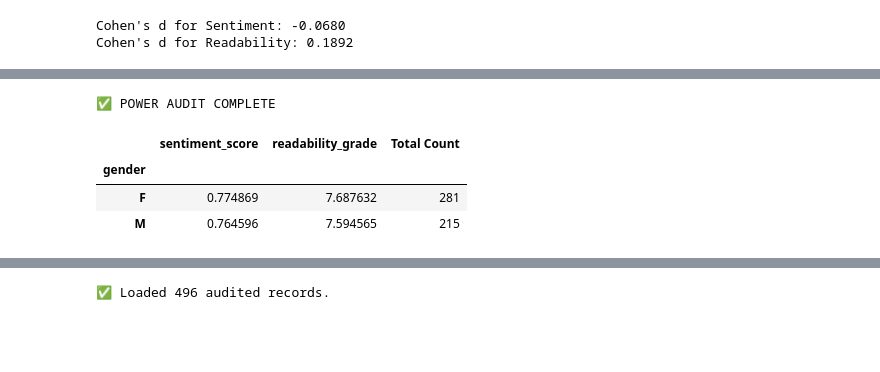
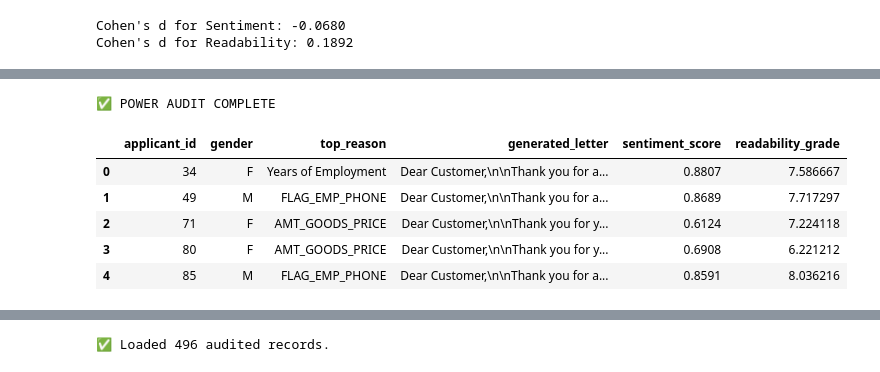
Before and after one commit to hemajuluri/Ethical-and-fairness, a Jupyter notebook: 03_Transition_Layer.ipynb, the cells around one changed output, grey strips where cells are left out. Cells and saved outputs as stored; diff of their text form; code cells hidden in the pictures; blank space fills up the shorter version.

```diff
--- a/03_Transition_Layer.ipynb
+++ b/03_Transition_Layer.ipynb
@@ -218,10 +297,16 @@ print(f"📊 Average Readability Grade Level: {df_results['readability_grade'].m
 # %%
-def hallucination_check(row):
-    # Simple check: Does the keyword of the reason appear in the letter?
-    keyword = str(row['reason_1']).split('_')[-1].lower()
-    return keyword in row['llm_explanation'].lower()
+def hallucination_check(letter, reason):
+    """
+    Simple check: Does the keyword of the reason appear in the letter?
+    """
+    keyword = str(reason).split('_')[-1].lower()
+    return keyword in str(letter).lower()
 
-df_results['passed_hallucination_check'] = df_results.apply(hallucination_check, axis=1)
+# Update existing results for current session display
+if 'llm_explanation' in df_results.columns:
+    df_results['passed_hallucination_check'] = df_results.apply(
+        lambda x: hallucination_check(x['llm_explanation'], x['reason_1']), axis=1
+    )
 
 # Save the final artifact for Phase 7 (Fairness Audit)
 output_path = '/content/drive/MyDrive/Thesis/src/artifacts/final_genai_explanations.csv'
@@ -410,65 +465,65 @@ import pandas as pd
 from tqdm import tqdm
 import os
 import time
+import ollama
 
 # --- 1. CONFIGURATION ---
 sample_size = 7000
-output_file = 'thesis_final_audit_7k.csv'
+output_file = '/content/drive/MyDrive/Thesis/src/artifacts/Final_7k_run/thesis_final_audit_7k.csv'
+data_path = '/content/drive/MyDrive/Thesis/src/artifacts/shap_attribution_store.csv'
 
-# Select only denied applications
-# The dataframe 'df' is assumed to already contain the denied applications for which SHAP values were generated.
-# Therefore, the filtering by a 'TARGET' column is not needed.
-# If a 'TARGET' column is intended to exist, please ensure it's loaded with the dataframe.
-# For now, we will use 'df' directly or a sample of it.
+# Ensure output directory exists
+os.makedirs(os.path.dirname(output_file), exist_ok=True)
 
-if len(df) > sample_size:
-    df_audit_sample = df.sample(n=sample_size, random_state=42)
-else:
-    df_audit_sample = df
+df_source = pd.read_csv(data_path)
+df_audit_sample = df_source.sample(n=min(len(df_source), sample_size), random_state=42)
 
-# --- 2. RECOVERY LOGIC (Check for existing progress) ---
+# --- 2. RECOVERY LOGIC ---
 if os.path.exists(output_file):
     df_existing = pd.read_csv(output_file)
-    processed_ids = set(df_existing['applicant_id'])
+    processed_ids = set(df_existing['applicant_id'].unique())
     results = df_existing.to_dict('records')
-    print(f"🔄 Resuming: {len(results)} rows already processed. Picking up where we left off...")
+    print(f"🔄 Resuming: {len(results)} rows already processed.")
 else:
     processed_ids = set()
     results = []
 
-# --- 3. MAIN POWER RUN ---
-print(f"🚀 Starting 7,000-Row Power Audit for Dissertation...")
+# --- 3. MAIN INFERENCE LOOP ---
+print(f"🚀 Starting 7,000-Row Power Audit (Mistral-7B)... ")
 
-# We use tqdm for a visual progress bar
 for index, row in tqdm(df_audit_sample.iterrows(), total=len(df_audit_sample)):
-
-    # Skip if ID was already processed in a previous run
     if row['applicant_id'] in processed_ids:
         continue
 
     try:
-        # Step A: Data Preparation
-        # Assuming 'reason_1' and 'clean_value_1' are the relevant columns after previous processing
-        reason = row['reason_1']
-        value = row['clean_value_1']
+        # Unpack modular prompt logic
+        system_instr, user_pld = generate_letter(row['reason_1'], row['clean_value_1'])
 
-        # Step B: LLM Generation (Mistral-7B via Ollama)
-        letter = generate_letter(reason, value)
+        # EXECUTE INFERENCE
+        response = ollama.chat(
+            model='mistral',
+            messages=[
+                {'role': 'system', 'content': system_instr},
+                {'role': 'user', 'content': user_pld}
+            ],
+            options={'temperature': 0.1, 'num_predict': 100}
+        )
+        letter_content = response['message']['content'].strip()
 
-        # Step C: Real-time NLP Auditing
-        sentiment = analyzer.polarity_scores(letter)['compound']
-        grade = textstat.flesch_kincaid_grade(letter)
+        # Real-time Auditing
+        sentiment = analyzer.polarity_scores(letter_content)['compound']
+        grade = textstat.flesch_kincaid_grade(letter_content)
 
         results.append({
             'applicant_id': row['applicant_id'],
             'gender': row['gender'],
-            'top_reason': reason,
-            'generated_letter': letter,
+            'top_reason': row['reason_1'],
+            'generated_letter': letter_content,
             'sentiment_score': sentiment,
             'readability_grade': grade
         })
 
-        # Step D: Auto-Save Checkpoint every 50 rows
+        # Checkpoint every 50 rows
         if len(results) % 50 == 0:
             pd.DataFrame(results).to_csv(output_file, index=False)
 
@@ -477,16 +532,7 @@ for index, row in tqdm(df_audit_sample.iterrows(), total=len(df_audit_sample)):
         continue
 
 # --- 4. FINAL EXPORT ---
-df_final = pd.DataFrame(results)
-df_final.to_csv(output_file, index=False)
-
-# Quick Summary of the 7k Run
-summary = df_final.groupby('gender').agg({
-    'sentiment_score': 'mean',
-    'readability_grade': 'mean',
-    'applicant_id': 'count'
-}).rename(columns={'applicant_id': 'Total Count'})
-
+pd.DataFrame(results).to_csv(output_file, index=False)
 print("\n✅ POWER AUDIT COMPLETE")
-display(summary)
+display(pd.DataFrame(results).head())
 # %% [output]
@@ -494,5 +541,7 @@ display(summary)
 ✅ POWER AUDIT COMPLETE
-|  | sentiment_score | readability_grade | Total Count |
-| gender |  |  |  |
-| F | 0.774869 | 7.687632 | 281 |
-| M | 0.764596 | 7.594565 | 215 |
+|  | applicant_id | gender | top_reason | generated_letter | sentiment_score | readability_grade |
+| 0 | 34 | F | Years of Employment | Dear Customer,\n\nThank you for a... | 0.8807 | 7.586667 |
+| 1 | 49 | M | FLAG_EMP_PHONE | Dear Customer,\n\nThank you for a... | 0.8689 | 7.717297 |
+| 2 | 71 | F | AMT_GOODS_PRICE | Dear Customer,\n\nThank you for y... | 0.6124 | 7.224118 |
+| 3 | 80 | F | AMT_GOODS_PRICE | Dear Customer,\n\nThank you for y... | 0.6908 | 6.221212 |
+| 4 | 85 | M | FLAG_EMP_PHONE | Dear Customer,\n\nThank you for a... | 0.8591 | 8.036216 |
```
Also changed, not shown: parts of 25 cells of this notebook.
